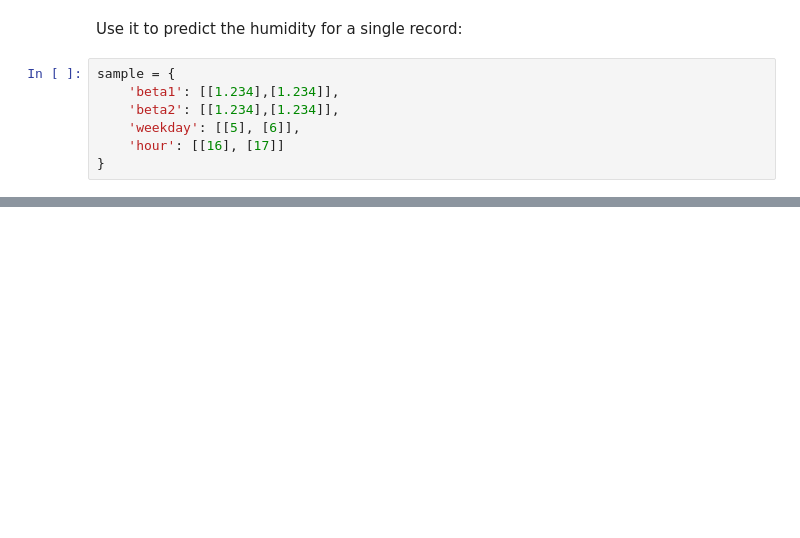
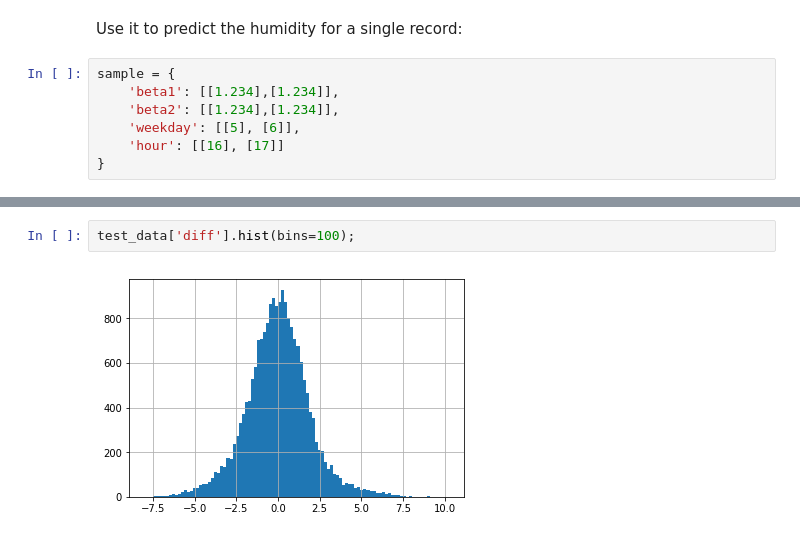
Before and after one commit to smurve/HSR2019, a Jupyter notebook: collateral/Predictions.ipynb, the cells around one changed output, grey strips where cells are left out. Drawn from its saved outputs; the diff is of its cells as text; blank space fills up the shorter version.

```diff
--- a/collateral/Predictions.ipynb
+++ b/collateral/Predictions.ipynb
@@ -45,0 +98,4 @@ estimator(sample)
+# %%
+test_data['diff'].hist(bins=100);
+# %% [output]
+[figure, added]
```
Also changed, not shown: parts of 19 cells of this notebook, 2 other files.
